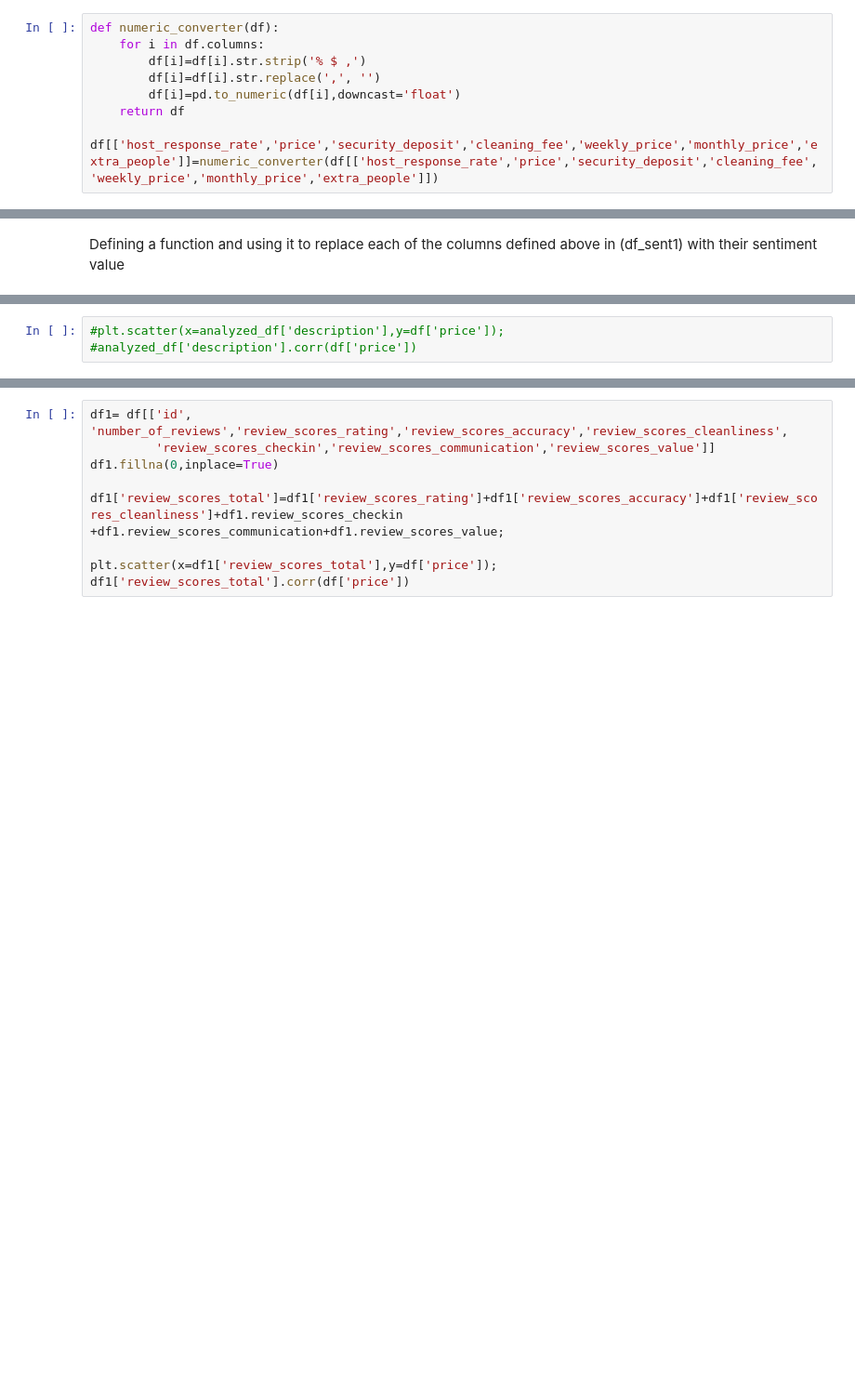
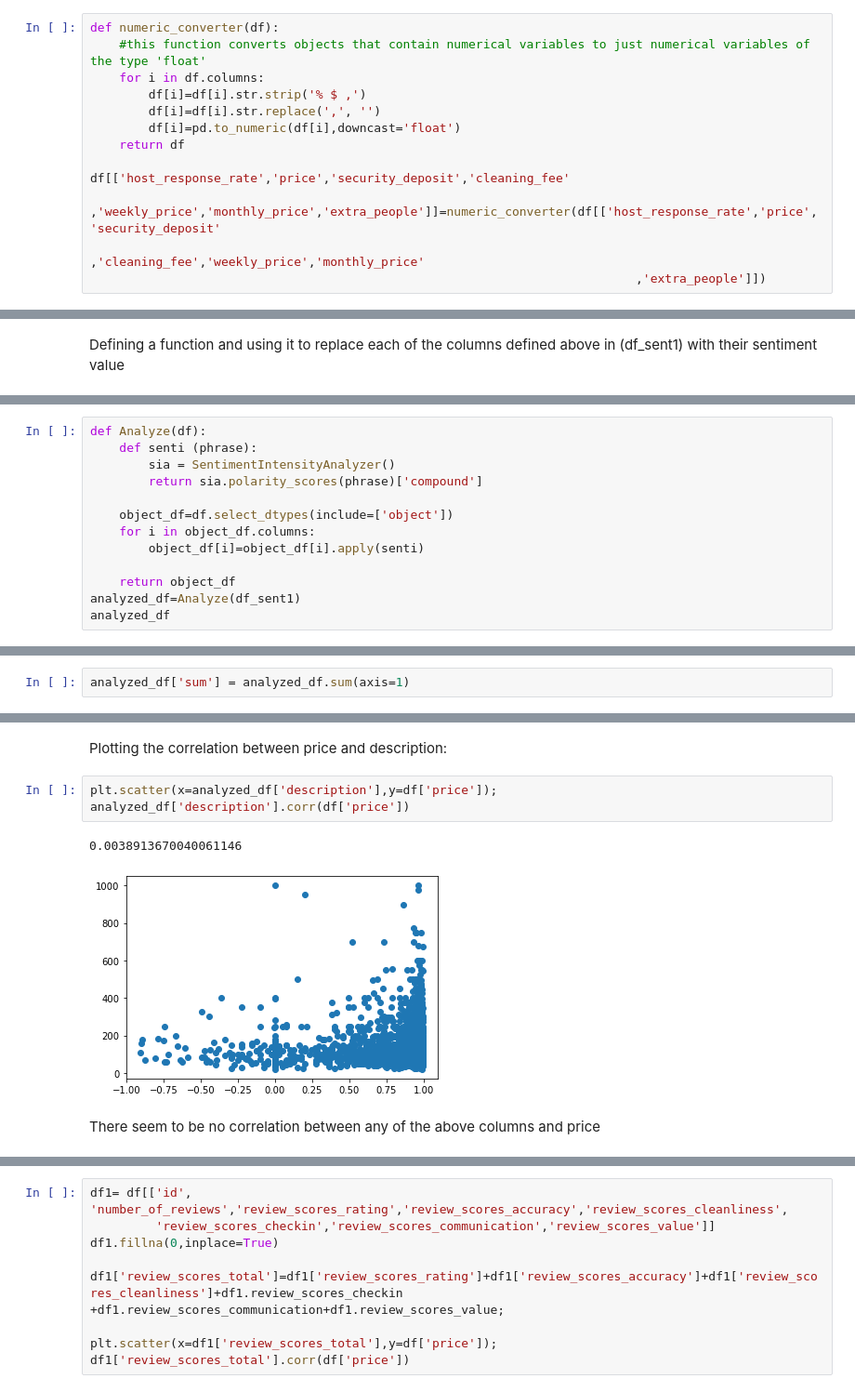
Before and after one commit to Ajax243/Airbnb_Seattle, a Jupyter notebook: listings_notebook.ipynb, the cells around one changed output, grey strips where cells are left out. Shown at 93% size. Drawn from its saved outputs; the diff is of its cells as text; blank space fills up the shorter version.

```diff
--- a/listings_notebook.ipynb
+++ b/listings_notebook.ipynb
@@ -94,13 +96,17 @@ reviews_per_month                 : float64
 Many numerical columns are formated as objects, will need to change them to float for easier exploration
 # %%
 def numeric_converter(df):
+    #this function converts objects that contain numerical variables to just numerical variables of the type 'float'
     for i in df.columns:
         df[i]=df[i].str.strip('% $ ,')
         df[i]=df[i].str.replace(',', '')
         df[i]=pd.to_numeric(df[i],downcast='float')
     return df
 
-df[['host_response_rate','price','security_deposit','cleaning_fee','weekly_price','monthly_price','extra_people']]=numeric_converter(df[['host_response_rate','price','security_deposit','cleaning_fee','weekly_price','monthly_price','extra_people']])
+df[['host_response_rate','price','security_deposit','cleaning_fee'
+    ,'weekly_price','monthly_price','extra_people']]=numeric_converter(df[['host_response_rate','price','security_deposit'
+                                                                           ,'cleaning_fee','weekly_price','monthly_price'
+                                                                           ,'extra_people']])
 # %% [output]
 A value is trying to be set on a copy of a slice from a DataFrame.
 Try using .loc[row_indexer,col_indexer] = value instead
@@ -165,0 +145,13 @@ There seem to be no correlation between any of the above columns and price
+# %%
+def Analyze(df):
+    def senti (phrase):
+        sia = SentimentIntensityAnalyzer()
+        return sia.polarity_scores(phrase)['compound']
+
+    object_df=df.select_dtypes(include=['object'])
+    for i in object_df.columns:
+        object_df[i]=object_df[i].apply(senti)
+
+    return object_df
+analyzed_df=Analyze(df_sent1)
+analyzed_df
@@ -165,0 +177,2 @@ There seem to be no correlation between any of the above columns and price
+# %%
+analyzed_df['sum'] = analyzed_df.sum(axis=1)
@@ -166,3 +195,10 @@ There seem to be no correlation between any of the above columns and price
+# %% [markdown]
+Plotting the correlation between price and description:
 # %%
-#plt.scatter(x=analyzed_df['description'],y=df['price']);
-#analyzed_df['description'].corr(df['price'])
+plt.scatter(x=analyzed_df['description'],y=df['price']);
+analyzed_df['description'].corr(df['price'])
+# %% [output]
+0.0038913670040061146
+[figure, added]
+# %% [markdown]
+There seem to be no correlation between any of the above columns and price
```
Also changed, not shown: parts of 69 cells of this notebook.
